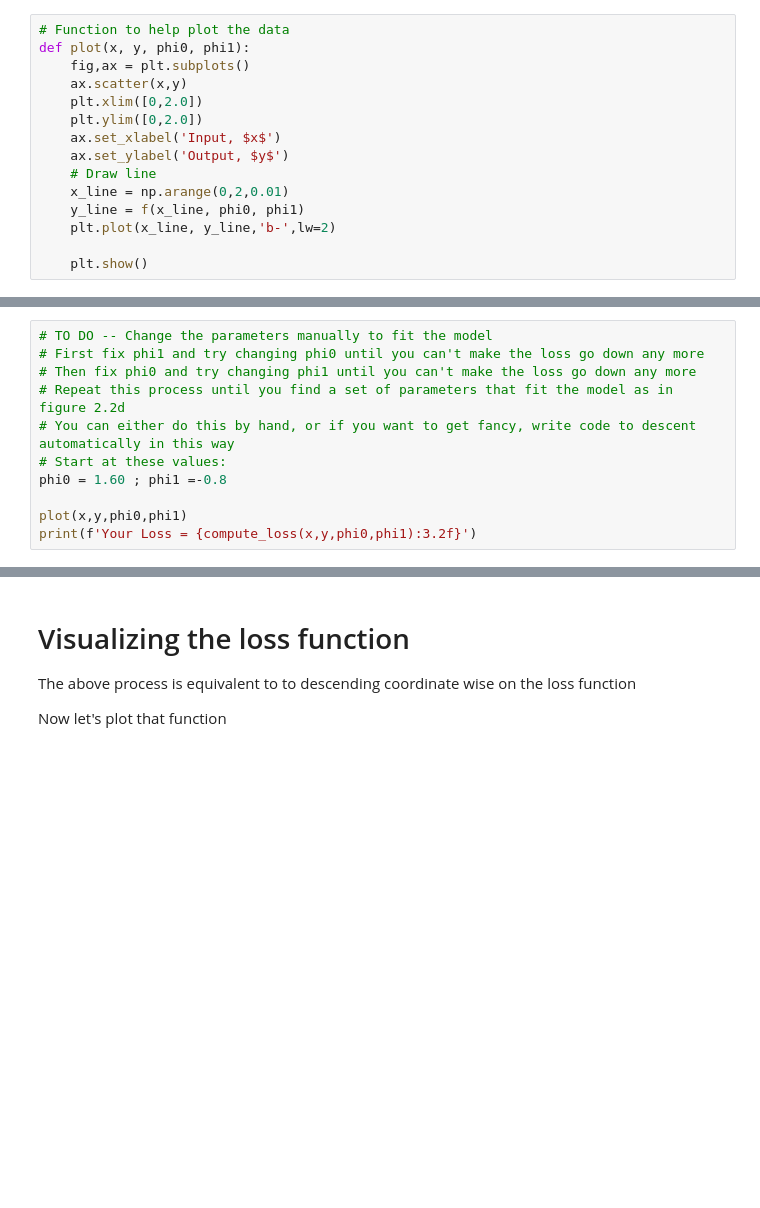
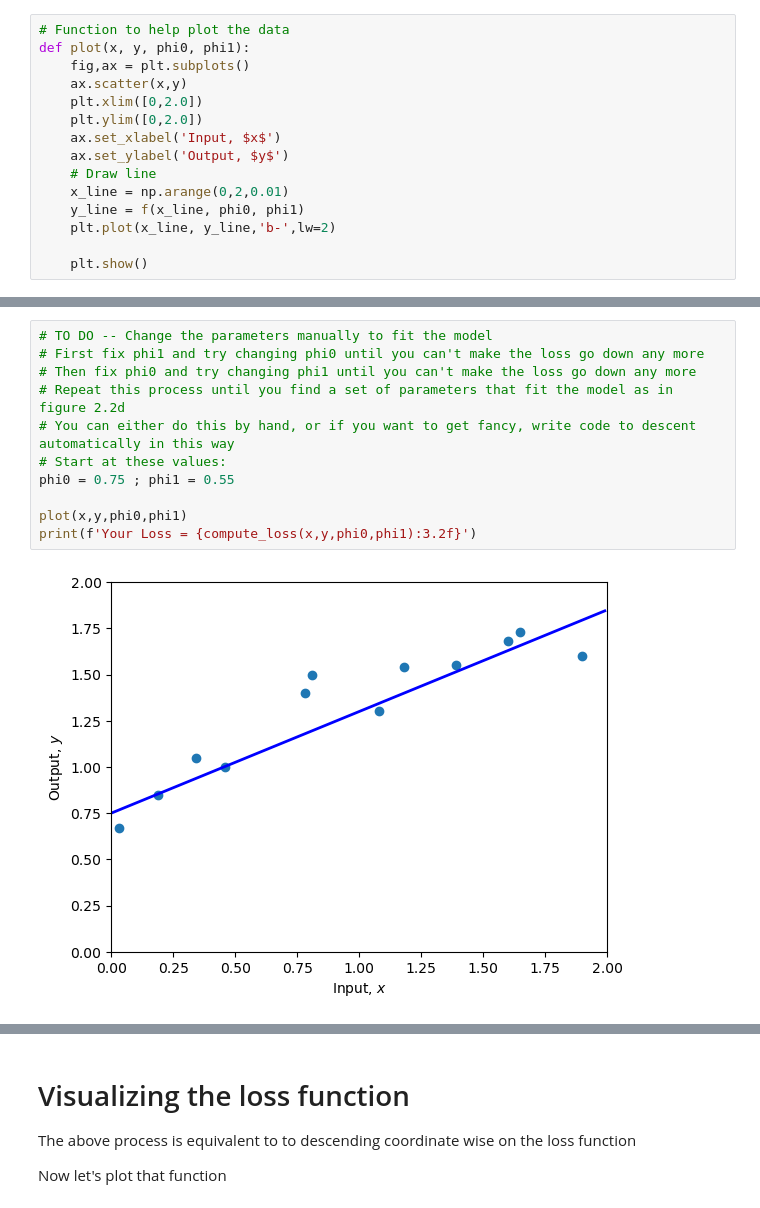
Before and after one commit to urstrulyvishtan/learning_DL, a Jupyter notebook: UDLbook/Chap02/2_1_Supervised_Learning.ipynb, the cells around one changed output, grey strips where cells are left out. Cells and saved outputs as stored; diff of their text form; blank space fills up the shorter version.

Commit message:
Fit the linear model exactly with the 2.2d figure

```diff
--- a/UDLbook/Chap02/2_1_Supervised_Learning.ipynb
+++ b/UDLbook/Chap02/2_1_Supervised_Learning.ipynb
@@ -76,11 +80,13 @@ print(f'Your Loss = {loss:3.2f}, Ground truth =10.28')
 # %%
 # TO DO -- Change the parameters manually to fit the model
 # First fix phi1 and try changing phi0 until you can't make the loss go down any more
 # Then fix phi0 and try changing phi1 until you can't make the loss go down any more
 # Repeat this process until you find a set of parameters that fit the model as in figure 2.2d
 # You can either do this by hand, or if you want to get fancy, write code to descent automatically in this way
 # Start at these values:
-phi0 = 1.60 ; phi1 =-0.8
+phi0 = 0.75 ; phi1 = 0.55
 
 plot(x,y,phi0,phi1)
 print(f'Your Loss = {compute_loss(x,y,phi0,phi1):3.2f}')
+# %% [output]
+[figure, added]
```
Also changed, not shown: parts of 5 cells of this notebook.
